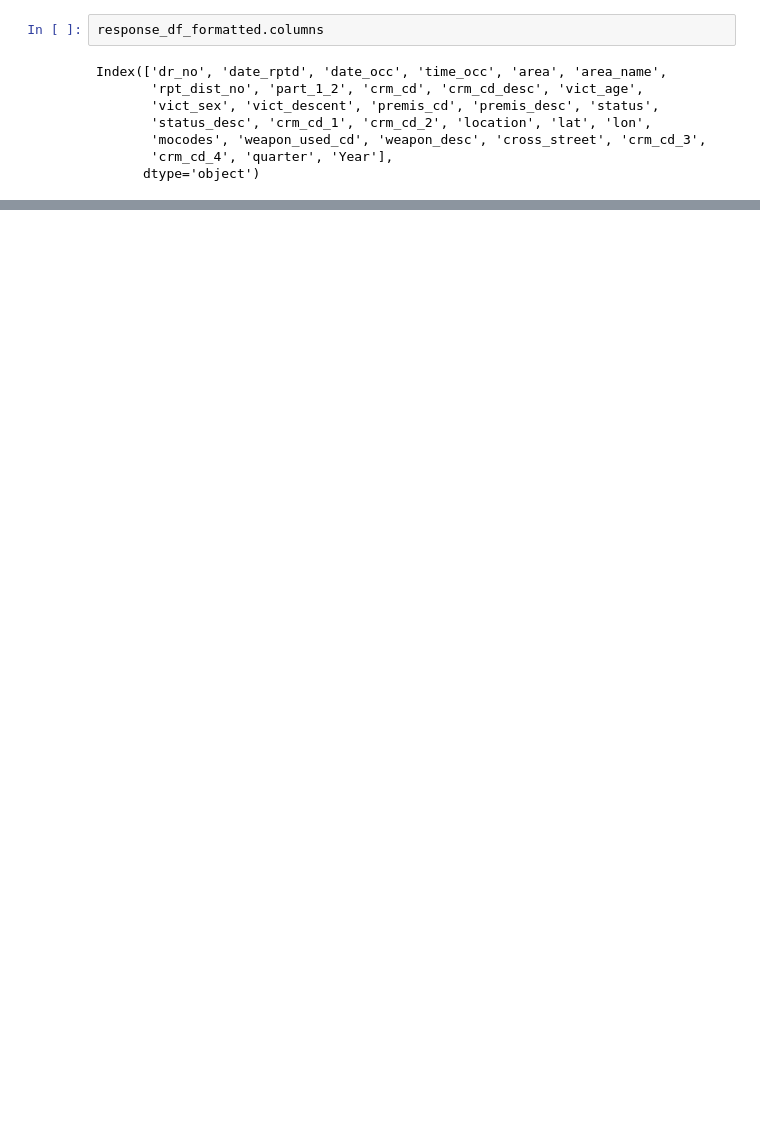
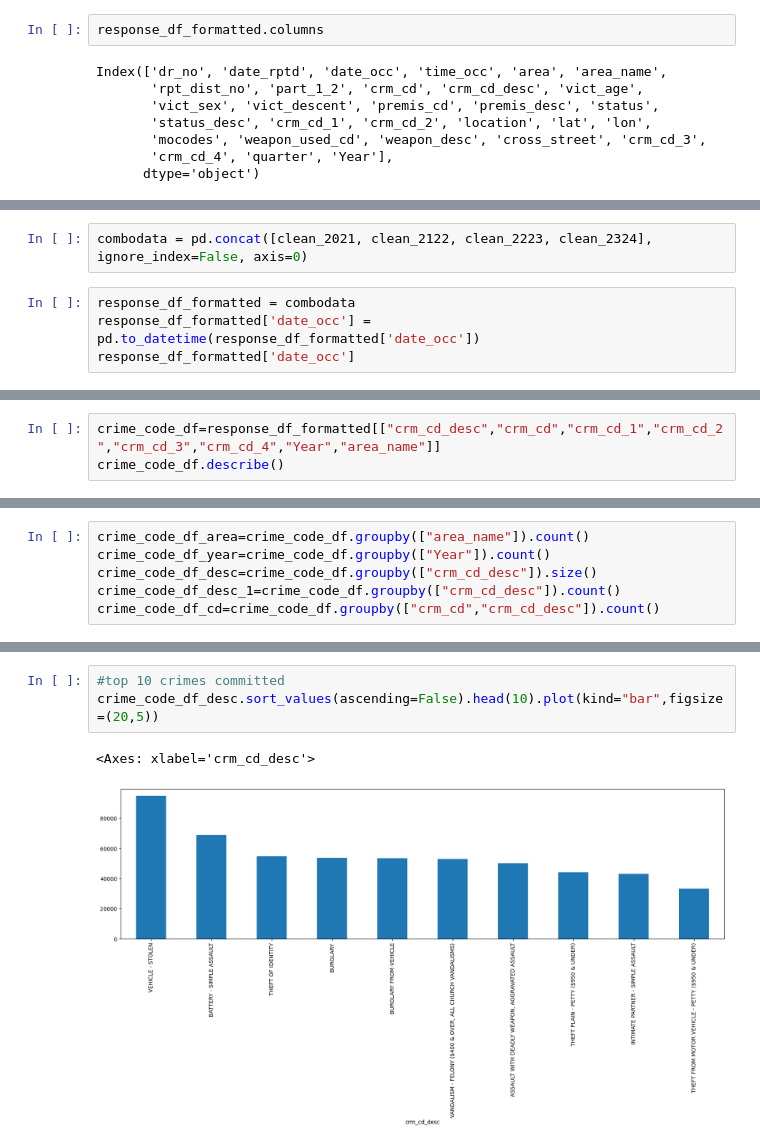
Before and after one commit to wiseorcool/Project-1-Team-4, a Jupyter notebook: April 10th Initial Graphs/json-response.ipynb, the cells around one changed output, grey strips where cells are left out. Drawn from its saved outputs; the diff is of its cells as text; blank space fills up the shorter version.

```diff
--- a/April 10th Initial Graphs/json-response.ipynb
+++ b/April 10th Initial Graphs/json-response.ipynb
@@ -314,0 +356,6 @@ Index(['dr_no', 'date_rptd', 'date_occ', 'time_occ', 'area', 'area_name',
+# %%
+combodata = pd.concat([clean_2021, clean_2122, clean_2223, clean_2324], ignore_index=False, axis=0)
+# %%
+response_df_formatted = combodata
+response_df_formatted['date_occ'] = pd.to_datetime(response_df_formatted['date_occ'])
+response_df_formatted['date_occ']
@@ -314,0 +380,3 @@ Index(['dr_no', 'date_rptd', 'date_occ', 'time_occ', 'area', 'area_name',
+# %%
+crime_code_df=response_df_formatted[["crm_cd_desc","crm_cd","crm_cd_1","crm_cd_2","crm_cd_3","crm_cd_4","Year","area_name"]]
+crime_code_df.describe()
@@ -314,0 +389,6 @@ Index(['dr_no', 'date_rptd', 'date_occ', 'time_occ', 'area', 'area_name',
+# %%
+crime_code_df_area=crime_code_df.groupby(["area_name"]).count()
+crime_code_df_year=crime_code_df.groupby(["Year"]).count()
+crime_code_df_desc=crime_code_df.groupby(["crm_cd_desc"]).size()
+crime_code_df_desc_1=crime_code_df.groupby(["crm_cd_desc"]).count()
+crime_code_df_cd=crime_code_df.groupby(["crm_cd","crm_cd_desc"]).count()
@@ -314,0 +411,6 @@ Index(['dr_no', 'date_rptd', 'date_occ', 'time_occ', 'area', 'area_name',
+# %%
+#top 10 crimes committed
+crime_code_df_desc.sort_values(ascending=False).head(10).plot(kind="bar",figsize=(20,5))
+# %% [output]
+<Axes: xlabel='crm_cd_desc'>
+[figure, added]
```
Also changed, not shown: parts of 23 cells of this notebook.
